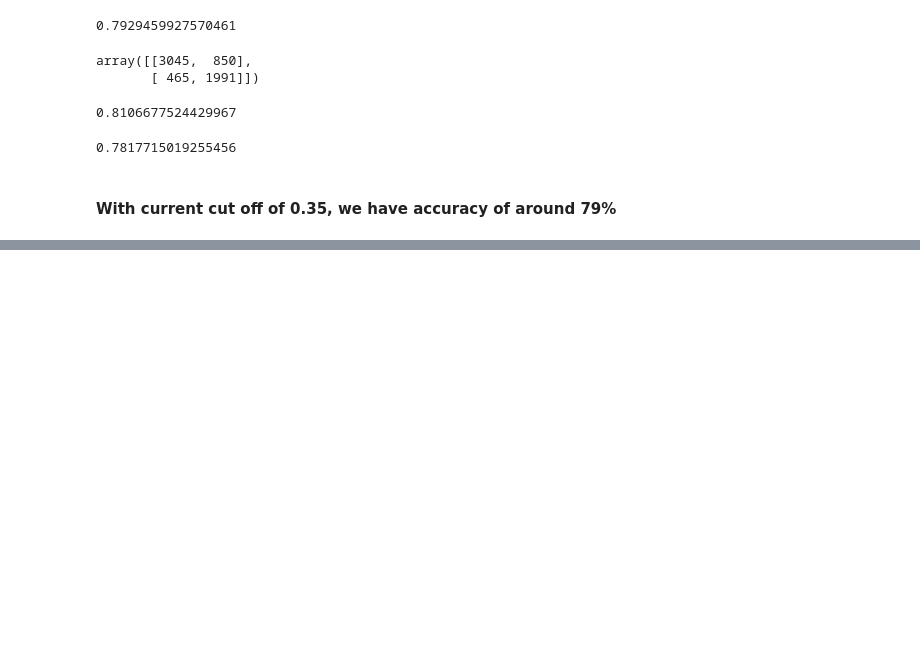
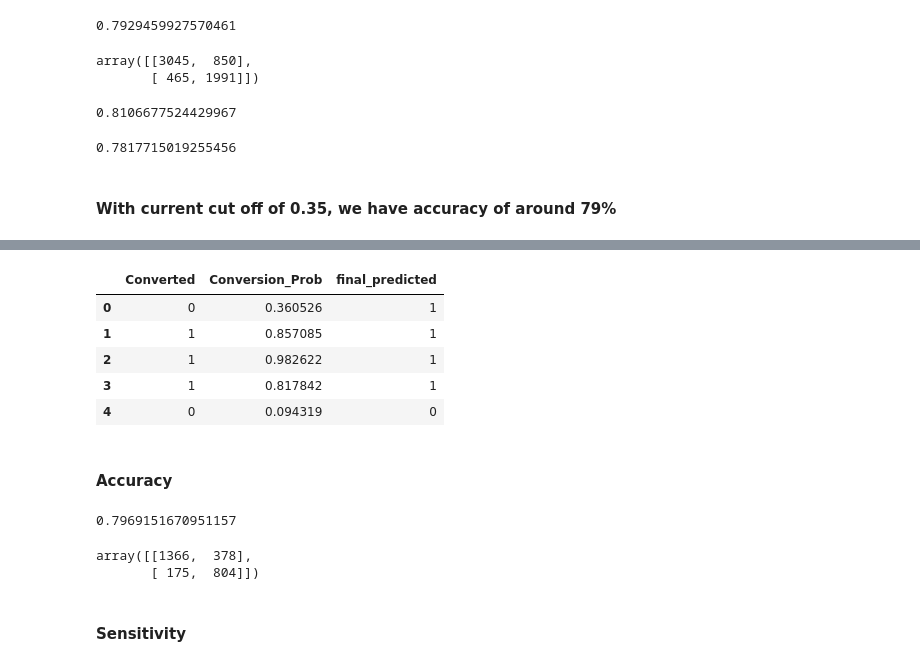
Before and after one commit to connectin-neha/data-science, a Jupyter notebook: case_study/lead_scoring/lead_score.ipynb, the cells around one changed output, grey strips where cells are left out. Drawn from its saved outputs; the diff is of its cells as text; code cells hidden in the pictures; blank space fills up the shorter version.

```diff
--- a/case_study/lead_scoring/lead_score.ipynb
+++ b/case_study/lead_scoring/lead_score.ipynb
@@ -1360,0 +1428,4 @@ print(TN/(TN+FP))
+# %%
+# Make predictions on the test set and store it in the variable 'y_test_pred'
+X_test_with_const = sm.add_constant(X_test)
+y_test_pred = res.predict(X_test_with_const)
@@ -1360,0 +1446,4 @@ print(TN/(TN+FP))
+# %%
+# Converting y_pred to a dataframe
+
+y_pred_1 = pd.DataFrame(y_test_pred)
@@ -1360,0 +1461,48 @@ print(TN/(TN+FP))
+# %%
+# Converting y_test to dataframe
+
+y_test_df = pd.DataFrame(y_test)
+
+# Remove index for both dataframes to append them side by side
+
+y_pred_1.reset_index(drop=True, inplace=True)
+y_test_df.reset_index(drop=True, inplace=True)
+
+# Append y_test_df and y_pred_1
+y_pred_final = pd.concat([y_test_df, y_pred_1],axis=1)
+
+# Check 'y_pred_final'
+y_pred_final.head()
+
+# Rename the column
+y_pred_final= y_pred_final.rename(columns = {0 : 'Conversion_Prob'})
+# %%
+# Let's see the head of y_pred_final
+y_pred_final.head()
+
+# Make predictions on the test set using 0.35 as the cutoff
+y_pred_final['final_predicted'] = y_pred_final.Conversion_Prob.map(lambda x: 1 if x > 0.35 else 0)
+# %%
+# Check y_pred_final
+y_pred_final.head()
+# %% [output]
+|  | Converted | Conversion_Prob | final_predicted |
+| 0 | 0 | 0.360526 | 1 |
+| 1 | 1 | 0.857085 | 1 |
+| 2 | 1 | 0.982622 | 1 |
+| 3 | 1 | 0.817842 | 1 |
+| 4 | 0 | 0.094319 | 0 |
+# %% [markdown]
+#### Accuracy
+# %%
+# Let's check the overall accuracy
+
+metrics.accuracy_score(y_pred_final['Converted'], y_pred_final.final_predicted)
+# %% [output]
+0.7969151670951157
+# %%
+confusion2 = metrics.confusion_matrix(y_pred_final['Converted'], y_pred_final.final_predicted )
+confusion2
+# %% [output]
+array([[1366,  378],
+       [ 175,  804]])
@@ -1360,0 +1514,2 @@ print(TN/(TN+FP))
+# %% [markdown]
+#### Sensitivity
```
Also changed, not shown: parts of 35 cells of this notebook.
